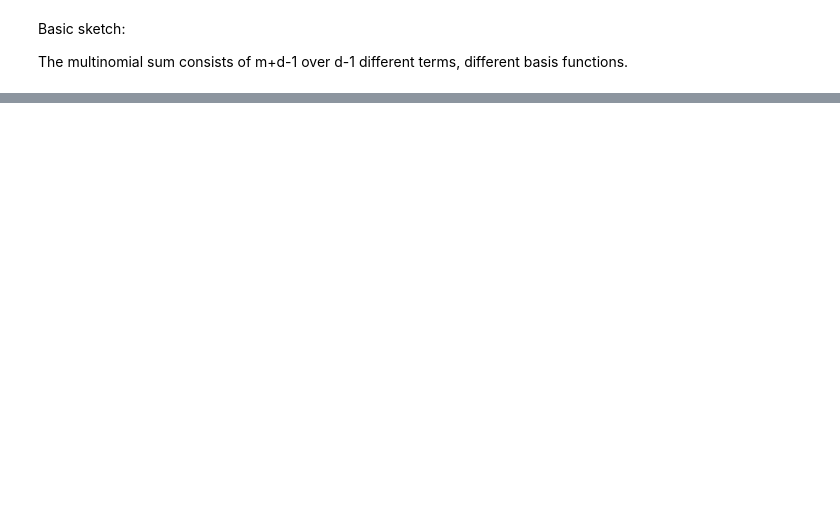
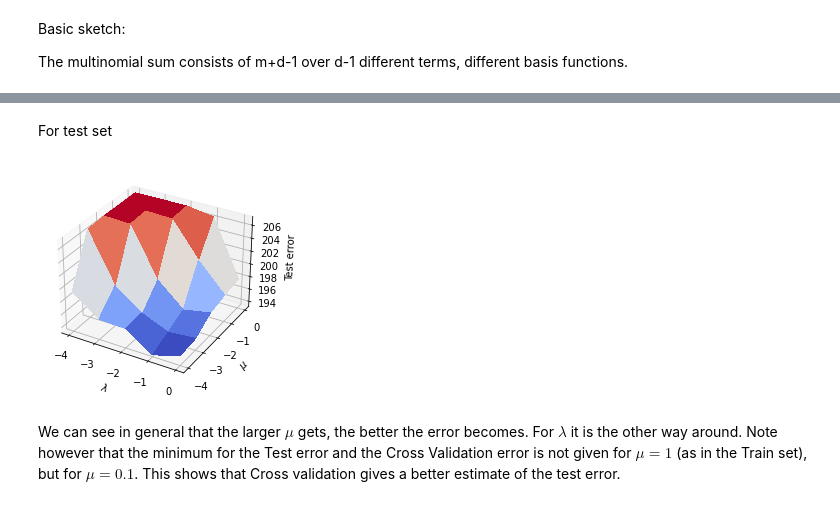
Before and after one commit to philippvb/Statistical_Machine_Learning_Summer_21, a Jupyter notebook: exercise7/exercise_7_philipp.ipynb, the cells around one changed output, grey strips where cells are left out. Cells and saved outputs as stored; diff of their text form; code cells hidden in the pictures; blank space fills up the shorter version.

```diff
--- a/exercise7/exercise_7_philipp.ipynb
+++ b/exercise7/exercise_7_philipp.ipynb
@@ -124,0 +166,13 @@ min_test_loss
+# %% [markdown]
+For test set
+# %%
+from matplotlib import pyplot as plt
+from matplotlib import cm
+fig, ax = plt.subplots(subplot_kw={"projection": "3d"})
+surf = ax.plot_surface(plot_lambda, plot_mu, TestErrors, cmap=cm.coolwarm,
+                       linewidth=0, antialiased=False)
+ax.set(xlabel="$\lambda$", ylabel="$\mu$", zlabel="Test error");
+# %% [output]
+[figure, added]
+# %% [markdown]
+We can see in general that the larger $\mu$ gets, the better the error becomes. For $\lambda$ it is the other way around. Note however that the minimum for the Test error and the Cross Validation error is not given for $\mu = 1$ (as in the Train set), but for $\mu =0.1$. This shows that Cross validation gives a better estimate of the test error.
```
Also changed, not shown: parts of 16 cells of this notebook, 3 other files.
